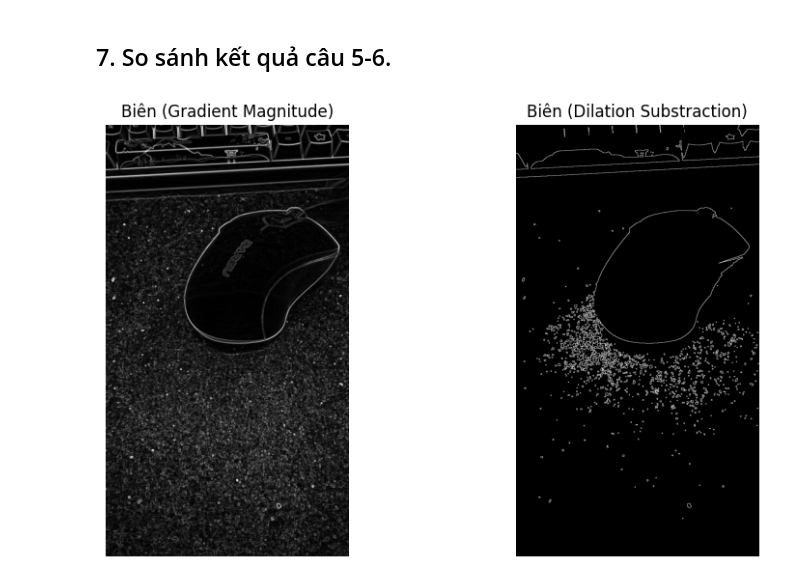
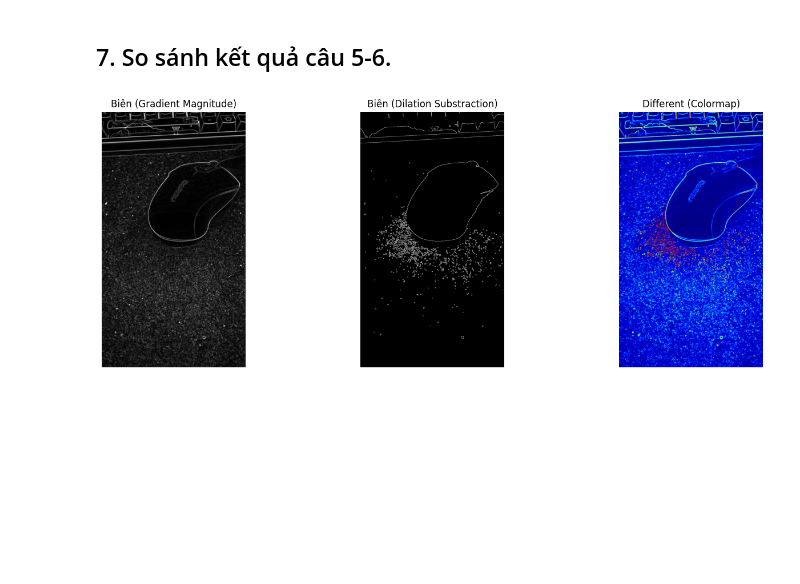
Before and after one commit to Sura3607/imageProcessing, a Jupyter notebook: lab5/lab5.ipynb, the cells around one changed output. Cells and saved outputs as stored; diff of their text form; code cells hidden in the pictures; blank space fills up the shorter version.

```diff
--- a/lab5/lab5.ipynb
+++ b/lab5/lab5.ipynb
@@ -202,11 +201,15 @@ show_images(panels_morph, figsize=(15, 5))
 # %% [markdown]
 ## 7. So sánh kết quả câu 5-6.
 # %%
+diff_img = cv2.absdiff(grad_mag_show, boundary_dilation)
+colored_diff_img = cv2.cvtColor(cv2.applyColorMap(diff_img, cv2.COLORMAP_JET),cv2.COLOR_BGR2RGB)
+
 # Hiển thị cạnh nhau để so sánh
 panels_compare = [
     ("Biên (Gradient Magnitude)", grad_mag_show),
-    ("Biên (Dilation Substraction)", boundary_dilation)
+    ("Biên (Dilation Substraction)", boundary_dilation),
+    ("Different (Colormap)", colored_diff_img)
 ]
-show_images(panels_compare, figsize=(10, 5))
+show_images(panels_compare, figsize=(15, 5))
 # %% [output]
-[figure, old version]
+[figure, new version]
```
Also changed, not shown: parts of 4 cells of this notebook.
